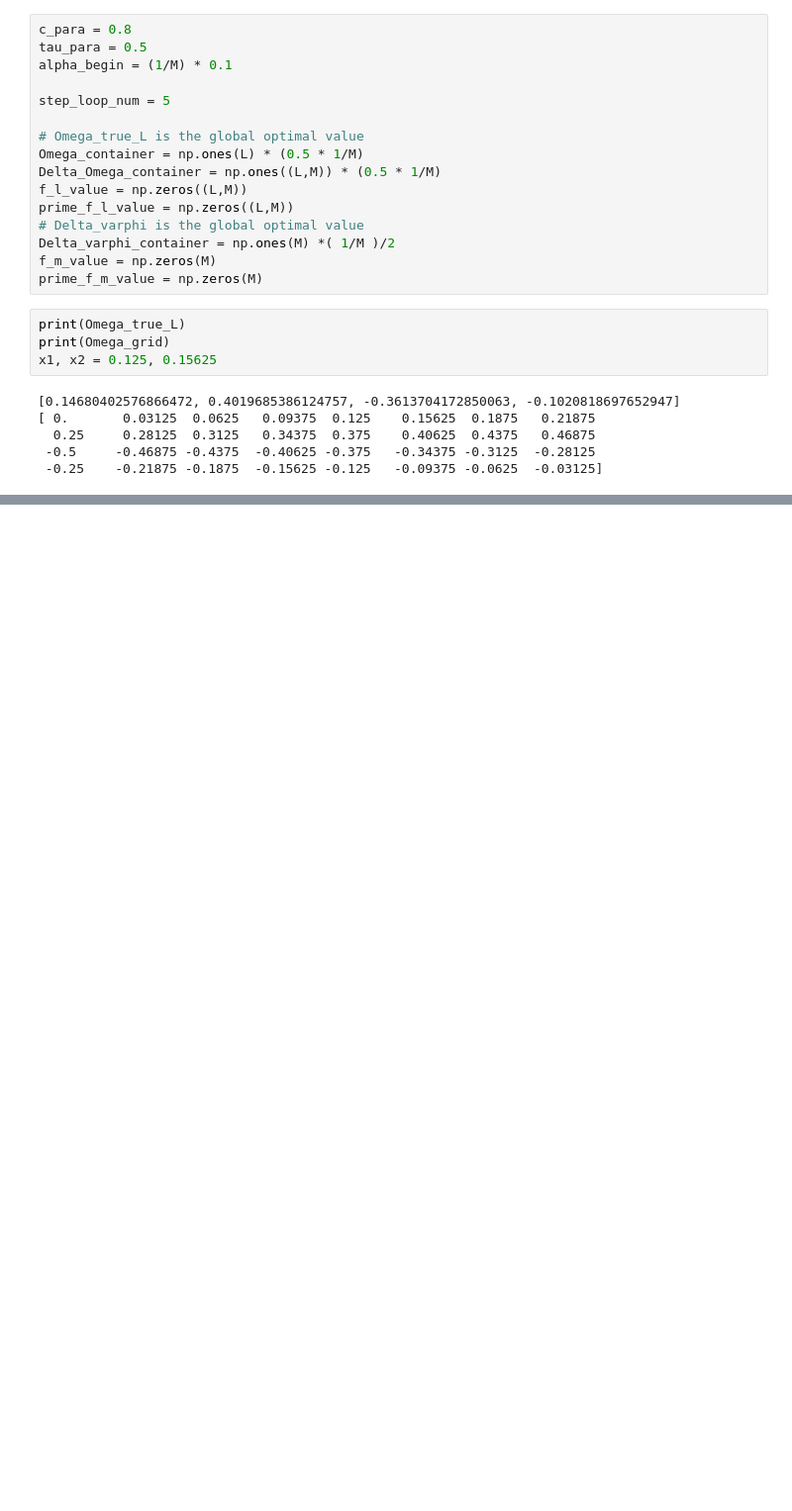
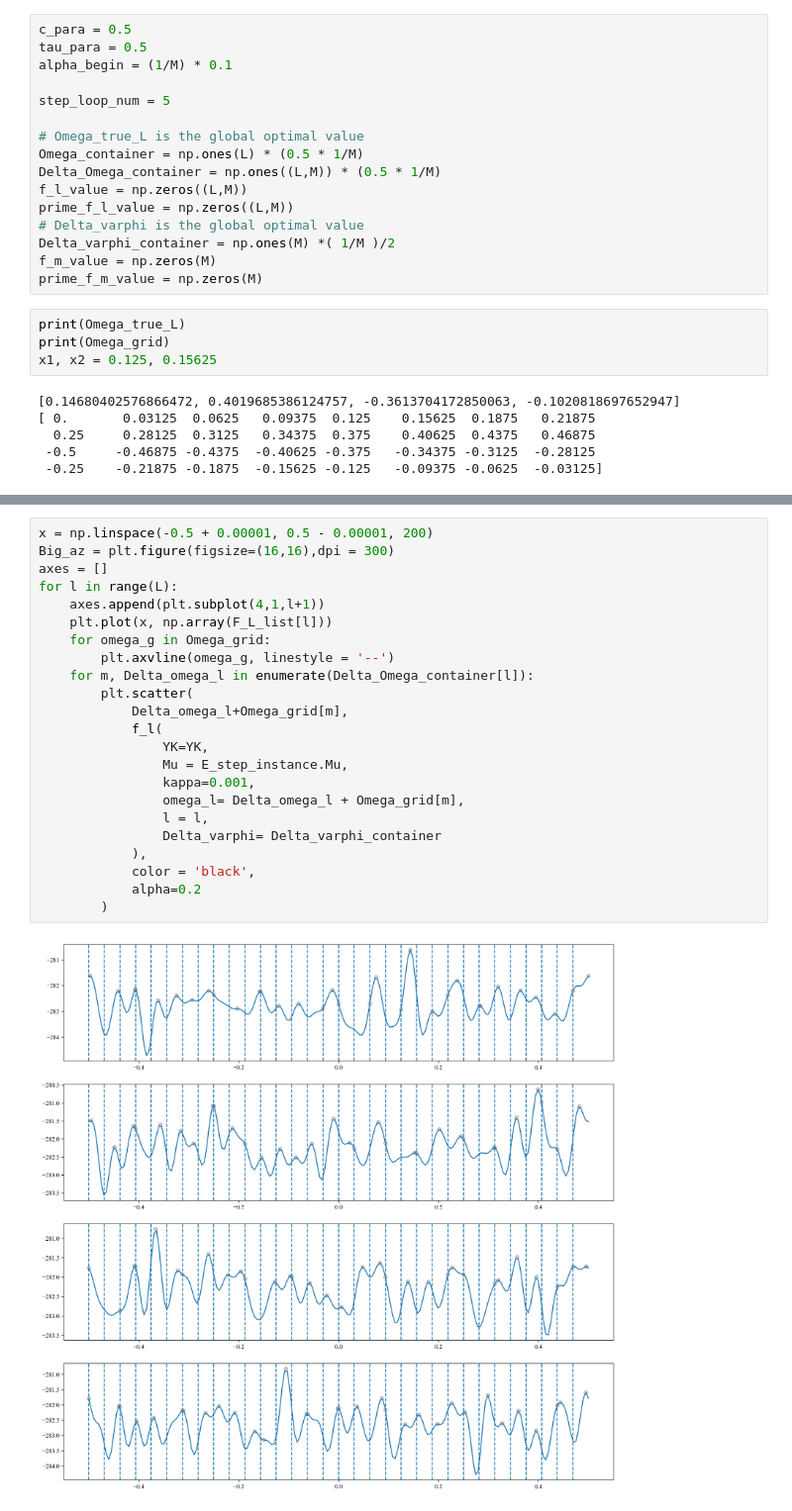
Before and after one commit to Brook1711/RIS-Angular-Domain, a Jupyter notebook: code_main/Alg.ipynb, the cells around one changed output, grey strips where cells are left out. Shown at 99% size. Cells and saved outputs as stored; diff of their text form; blank space fills up the shorter version.

```diff
--- a/code_main/Alg.ipynb
+++ b/code_main/Alg.ipynb
@@ -1404,7 +1417,7 @@ the initial value is set to the mid of [0, 1/M] to avoid local optimal solution
 
 first, get the better $ \omega_l, \forall l \in \mathcal{L} $
 # %%
-c_para = 0.8
+c_para = 0.5
 tau_para = 0.5
 alpha_begin = (1/M) * 0.1
 
@@ -1522,3 +1538,28 @@ update_omega(0,4)
+# %%
+x = np.linspace(-0.5 + 0.00001, 0.5 - 0.00001, 200)
+Big_az = plt.figure(figsize=(16,16),dpi = 300)
+axes = []
+for l in range(L):
+    axes.append(plt.subplot(4,1,l+1))
+    plt.plot(x, np.array(F_L_list[l]))
+    for omega_g in Omega_grid:
+        plt.axvline(omega_g, linestyle = '--')
+    for m, Delta_omega_l in enumerate(Delta_Omega_container[l]):
+        plt.scatter(
+            Delta_omega_l+Omega_grid[m],
+            f_l(
+                YK=YK,
+                Mu = E_step_instance.Mu,
+                kappa=0.001,
+                omega_l= Delta_omega_l + Omega_grid[m],
+                l = l,
+                Delta_varphi= Delta_varphi_container
+            ),
+            color = 'black',
+            alpha=0.2
+        )
+# %% [output]
+[figure, added]
 # %%
 x_test = np.linspace(0.125, 0.15625, 100)
 y_test = []
```
Also changed, not shown: parts of 9 cells of this notebook, 2 other files.
